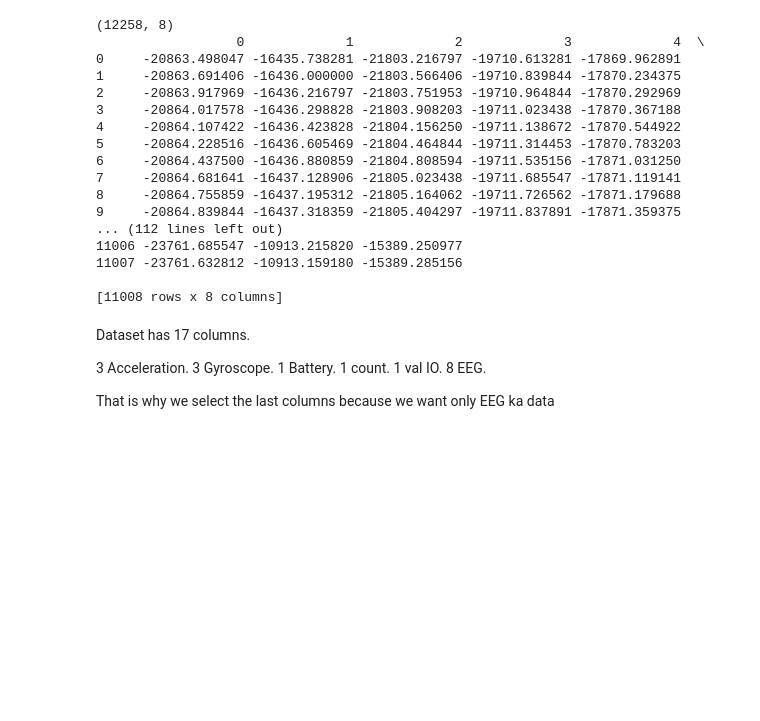
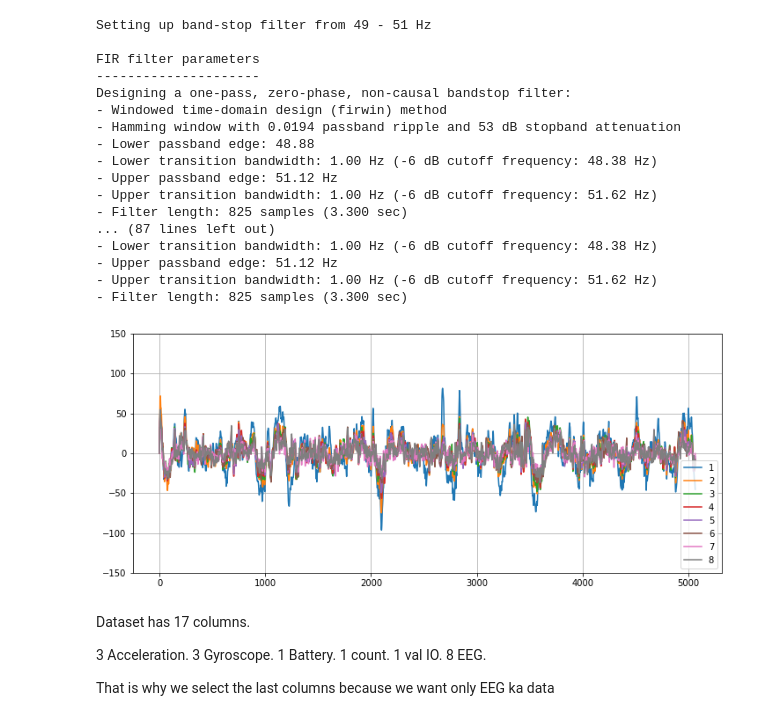
Before and after one commit to ChiragBellara/BrainKey, a Jupyter notebook: Implementation/Data Visulaization.ipynb, the cells around one changed output. Saved outputs shown, nothing was run; the diff lists cells and outputs as text; code cells hidden in the pictures; blank space fills up the shorter version.

```diff
--- a/Implementation/Data Visulaization.ipynb
+++ b/Implementation/Data Visulaization.ipynb
@@ -15,30 +15,43 @@ def prepare_data(filename, float_mean = 5):
     #print(data)
     data = data.reshape(-1,17)
     eeg = data[:,:8]
-    print(eeg.shape)
+    #print(eeg.shape)
     means = np.array([np.mean(eeg[i:ft_mean_samples+i], axis=0) for i in range(len(eeg) - ft_mean_samples)])
-    df = pd.DataFrame(means)
-    print(df)
+    eeg = eeg[ft_mean_samples:]-means
+    for i in range(eeg.shape[1]):
+        eeg[:,i] = filter.notch_filter(x=eeg[:, i].astype(np.float64), Fs=SAMPLE_FREQ, freqs=[50], trans_bandwidth=2)
+        b, a = signal.butter(5, np.array([0.5, 30]) / (0.5 * SAMPLE_FREQ), btype='band')
+        eeg[:, i] = signal.lfilter(b, a, eeg[:, i])
+    #print(eeg)
+    return eeg
+
+def show_data(eeg):
+    plt.figure(figsize=(12, 5)), plt.grid()
+    for i in range(eeg.shape[1]):
+        plt.plot(eeg[:, i], label=str(i + 1))
+    plt.legend(), plt.ylim([-150, 150])
 # %%
-df = prepare_data('..\\Reference Project\\data_samples\\blinking\\both.bin')
+df = prepare_data('..\\Reference Project\\data_samples\\blinking\\left.bin')
+show_data(df)
 # %% [output]
-(12258, 8)
-                  0             1             2             3             4  \
-0     -20863.498047 -16435.738281 -21803.216797 -19710.613281 -17869.962891
-1     -20863.691406 -16436.000000 -21803.566406 -19710.839844 -17870.234375
-2     -20863.917969 -16436.216797 -21803.751953 -19710.964844 -17870.292969
-3     -20864.017578 -16436.298828 -21803.908203 -19711.023438 -17870.367188
-4     -20864.107422 -16436.423828 -21804.156250 -19711.138672 -17870.544922
-5     -20864.228516 -16436.605469 -21804.464844 -19711.314453 -17870.783203
-6     -20864.437500 -16436.880859 -21804.808594 -19711.535156 -17871.031250
-7     -20864.681641 -16437.128906 -21805.023438 -19711.685547 -17871.119141
-8     -20864.755859 -16437.195312 -21805.164062 -19711.726562 -17871.179688
-9     -20864.839844 -16437.318359 -21805.404297 -19711.837891 -17871.359375
-... (112 lines left out)
-11006 -23761.685547 -10913.215820 -15389.250977
-11007 -23761.632812 -10913.159180 -15389.285156
+Setting up band-stop filter from 49 - 51 Hz
 
-[11008 rows x 8 columns]
+FIR filter parameters
+---------------------
+Designing a one-pass, zero-phase, non-causal bandstop filter:
+- Windowed time-domain design (firwin) method
+- Hamming window with 0.0194 passband ripple and 53 dB stopband attenuation
+- Lower passband edge: 48.88
+- Lower transition bandwidth: 1.00 Hz (-6 dB cutoff frequency: 48.38 Hz)
+- Upper passband edge: 51.12 Hz
+- Upper transition bandwidth: 1.00 Hz (-6 dB cutoff frequency: 51.62 Hz)
+- Filter length: 825 samples (3.300 sec)
+... (87 lines left out)
+- Lower transition bandwidth: 1.00 Hz (-6 dB cutoff frequency: 48.38 Hz)
+- Upper passband edge: 51.12 Hz
+- Upper transition bandwidth: 1.00 Hz (-6 dB cutoff frequency: 51.62 Hz)
+- Filter length: 825 samples (3.300 sec)
+[figure, added]
 # %% [markdown]
 Dataset has 17 columns.
 
```
